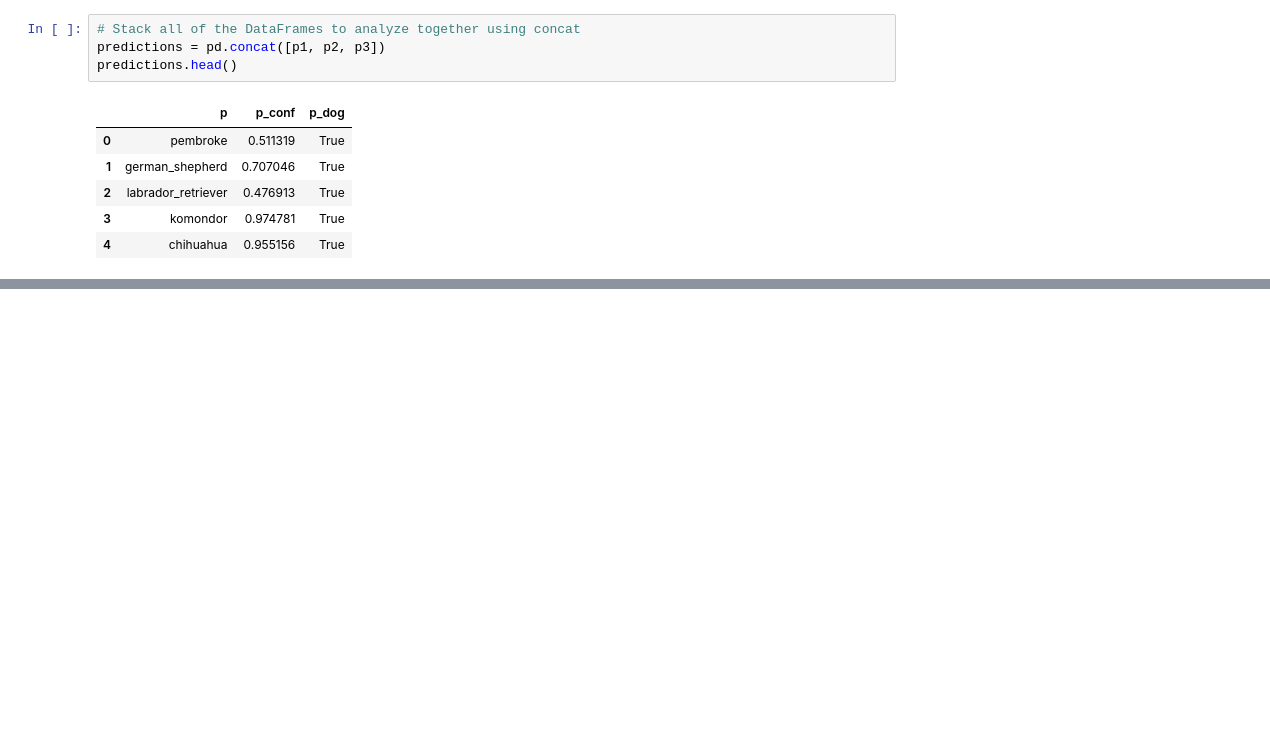
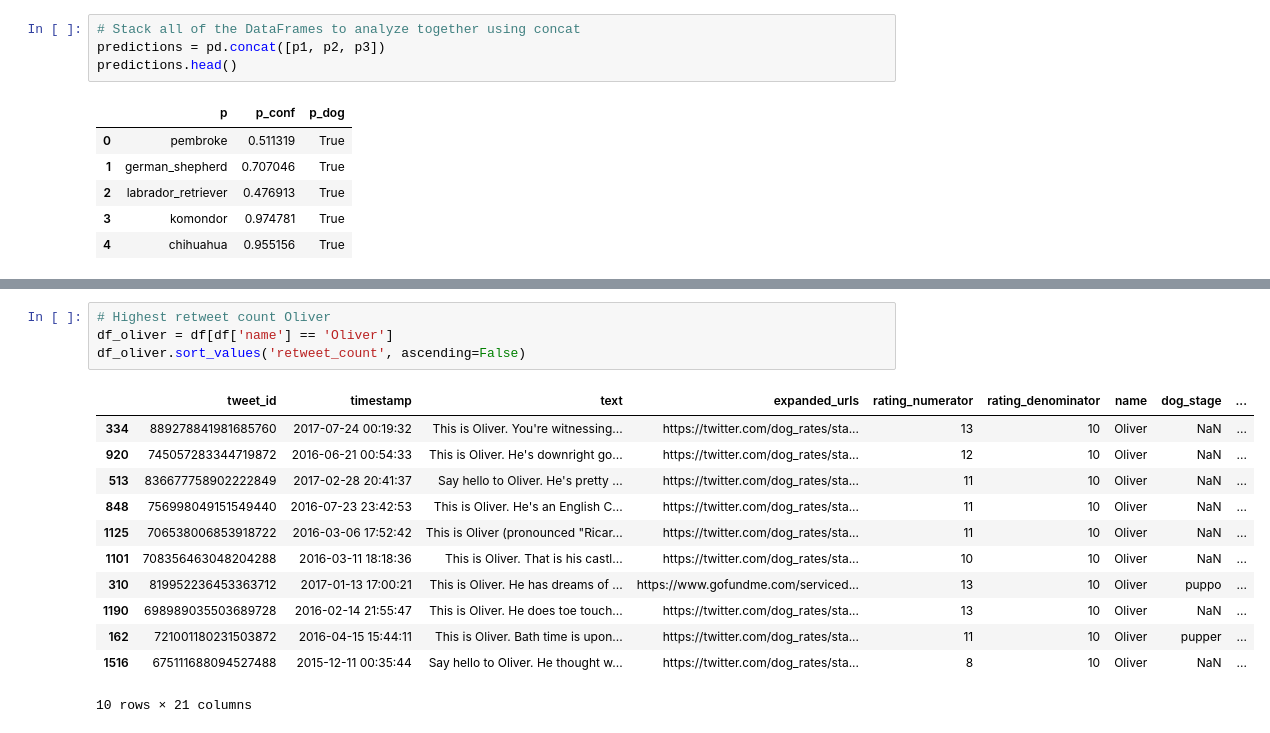
Before and after one commit to bakabbyy/WeRateDogs-twitter, a Jupyter notebook: wrangle_act.ipynb, the cells around one changed output, grey strips where cells are left out. Saved outputs shown, nothing was run; the diff lists cells and outputs as text; blank space fills up the shorter version.

```diff
--- a/wrangle_act.ipynb
+++ b/wrangle_act.ipynb
@@ -1059,0 +1088,17 @@ plt.savefig('eng_growth.png', bbox_inches='tight');
+# %%
+# Highest retweet count Oliver
+df_oliver = df[df['name'] == 'Oliver']
+df_oliver.sort_values('retweet_count', ascending=False)
+# %% [output]
+|  | tweet_id | timestamp | text | expanded_urls | rating_numerator | rating_denominator | name | dog_stage | ... |
+| 334 | 889278841981685760 | 2017-07-24 00:19:32 | This is Oliver. You're witnessing... | https://twitter.com/dog_rates/sta... | 13 | 10 | Oliver | NaN | ... |
+| 920 | 745057283344719872 | 2016-06-21 00:54:33 | This is Oliver. He's downright go... | https://twitter.com/dog_rates/sta... | 12 | 10 | Oliver | NaN | ... |
+| 513 | 836677758902222849 | 2017-02-28 20:41:37 | Say hello to Oliver. He's pretty ... | https://twitter.com/dog_rates/sta... | 11 | 10 | Oliver | NaN | ... |
+| 848 | 756998049151549440 | 2016-07-23 23:42:53 | This is Oliver. He's an English C... | https://twitter.com/dog_rates/sta... | 11 | 10 | Oliver | NaN | ... |
+| 1125 | 706538006853918722 | 2016-03-06 17:52:42 | This is Oliver (pronounced "Ricar... | https://twitter.com/dog_rates/sta... | 11 | 10 | Oliver | NaN | ... |
+| 1101 | 708356463048204288 | 2016-03-11 18:18:36 | This is Oliver. That is his castl... | https://twitter.com/dog_rates/sta... | 10 | 10 | Oliver | NaN | ... |
+| 310 | 819952236453363712 | 2017-01-13 17:00:21 | This is Oliver. He has dreams of ... | https://www.gofundme.com/serviced... | 13 | 10 | Oliver | puppo | ... |
+| 1190 | 698989035503689728 | 2016-02-14 21:55:47 | This is Oliver. He does toe touch... | https://twitter.com/dog_rates/sta... | 13 | 10 | Oliver | NaN | ... |
+| 162 | 721001180231503872 | 2016-04-15 15:44:11 | This is Oliver. Bath time is upon... | https://twitter.com/dog_rates/sta... | 11 | 10 | Oliver | pupper | ... |
+| 1516 | 675111688094527488 | 2015-12-11 00:35:44 | Say hello to Oliver. He thought w... | https://twitter.com/dog_rates/sta... | 8 | 10 | Oliver | NaN | ... |
+10 rows × 21 columns
```
Also changed, not shown: parts of 19 cells of this notebook, 3 other files.
